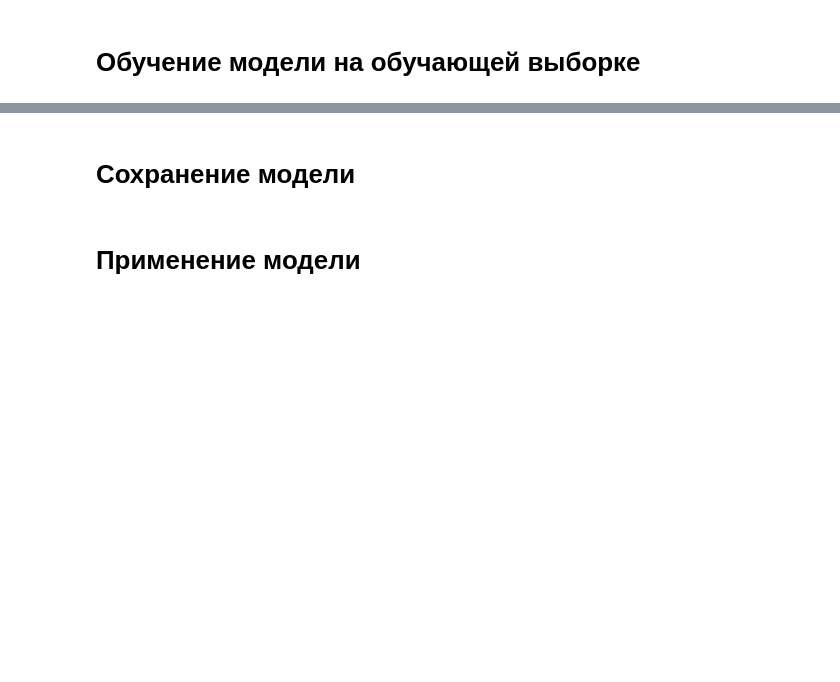
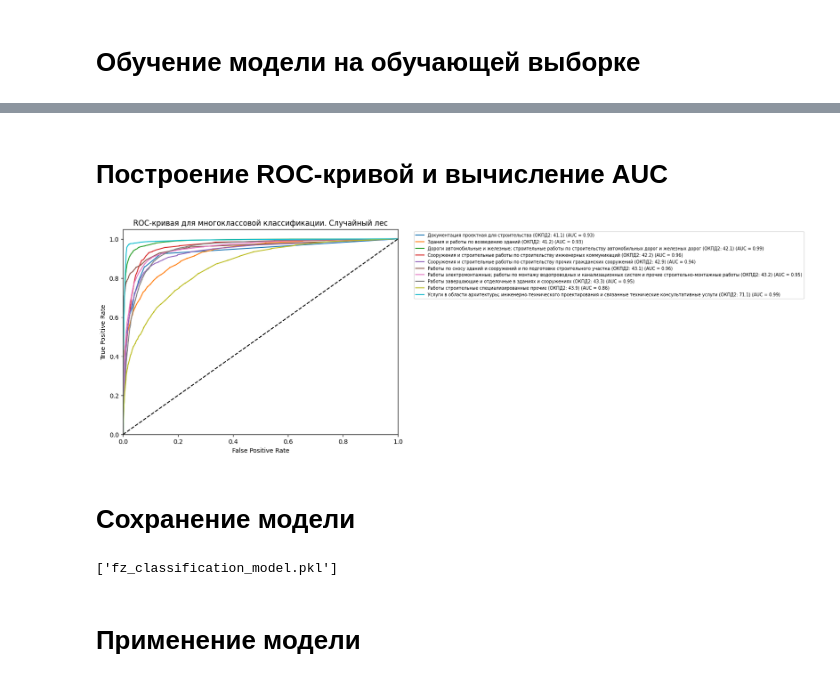
Before and after one commit to snmenshikh/vkr-baumana, a Jupyter notebook: gc_classification_msn.ipynb, the cells around one changed output, grey strips where cells are left out. Drawn from its saved outputs; the diff is of its cells as text; code cells hidden in the pictures; blank space fills up the shorter version.

```diff
--- a/gc_classification_msn.ipynb
+++ b/gc_classification_msn.ipynb
@@ -153,12 +183,12 @@ def convert_OKPD2_to_text_labels(code_OKPD2):
 # %%
-# Промаркируем датафрейм метками
-df_work['text_Lables'] = df_work['OKPD2'].apply(convert_OKPD2_to_text_labels)
+# Промаркируем датафрейм метками рубрик
+df_work['text_Labels'] = df_work['OKPD2'].apply(convert_OKPD2_to_text_labels)
 # %% [markdown]
 # Преобразование текстовых меток в бинарный формат
 # %%
-# Для многоклассовой классификации используем бинарное представление текстовых меток
+# Для многоклассовой классификации используем бинарное представление текстовых меток рубрик
 mlb_Labels = MultiLabelBinarizer()
-y = mlb_Labels.fit_transform(df_work['text_Lables'])
+y = mlb_Labels.fit_transform(df_work['text_Labels'])
 # %% [markdown]
 # Разделение данных на обучающую и тестовую выборки
 # %%
@@ -177,0 +202,15 @@ pipeline = Pipeline([
+# %%
+# Используем метод логистической регрессии. На выборке 100 тысяч записей модель обучается за 38 секунд. Метрики тестовой выборки: F1-score=0,68; AUC по всем классам - в диапазоне от 0,86 до 0,99.
+# model = MultiOutputClassifier(LogisticRegression(max_iter=1000))
+# Используем случайный лес. На выборке 100 тысяч записей модель обучается за 24 минуты. Метрики тестовой выборки: F1-score=0,71; AUC по всем классам - в диапазоне от 0,86 до 0,99.
+model = MultiOutputClassifier(RandomForestClassifier(n_estimators=100, random_state=42))
+# Используем градиентный бустинг. На выборке 100 тысяч записей модель обучается за __ минут. Метрики тестовой выборки: F1-score=0,__; AUC по всем классам - в диапазоне от 0,__ до 0,__.
+# model = MultiOutputClassifier(GradientBoostingClassifier(n_estimators=100, random_state=42))
+# Используем метод опорных векторов. На выборке 100 тысяч записей модель обучается за __ минут. Метрики тестовой выборки: F1-score=0,__; AUC по всем классам - в диапазоне от 0,__ до 0,__.
+# model = MultiOutputClassifier(SVC(probability=True, kernel='linear', random_state=42))
+# Используем k-ближайших соседей. На выборке 100 тысяч записей модель обучается за __ минут. Метрики тестовой выборки: F1-score=0,__; AUC по всем классам - в диапазоне от 0,__ до 0,__.
+# model = MultiOutputClassifier(KNeighborsClassifier(n_neighbors=5))
+# Используем XGBoost. На выборке 100 тысяч записей модель обучается за __ минут. Метрики тестовой выборки: F1-score=0,__; AUC по всем классам - в диапазоне от 0,__ до 0,__.
+# model = MultiOutputClassifier(XGBClassifier(n_estimators=100, random_state=42))
+# Используем нейронные сети. На выборке 100 тысяч записей модель обучается за __ минут. Метрики тестовой выборки: F1-score=0,__; AUC по всем классам - в диапазоне от 0,__ до 0,__.
+# model = MultiOutputClassifier(MLPClassifier(hidden_layer_sizes=(10), max_iter=1000, random_state=42))
@@ -187,6 +289,34 @@ print(classification_report(y_test, y_pred, target_names=mlb_Labels.classes_))
+# %% [markdown]
+# Построение ROC-кривой и вычисление AUC
+# %%
+y_test_bin = label_binarize(y_test, classes=range(len(mlb_Labels.classes_)))
+y_pred_prob = pipeline.predict_proba(X_test)
+
+# Отсортируем пары ОКПД2-Наименование рубрики по возрастанию кода
+OKPD2_labels_pairs = sorted([(Labels_to_OKPD2[mlb_Labels.classes_[i]], mlb_Labels.classes_[i]) for i in range(len(mlb_Labels.classes_))])
+
+plt.figure(figsize=(8, 6))
+for code, label in OKPD2_labels_pairs:
+  i = list(mlb_Labels.classes_).index(label)
+  fpr, tpr, _ = roc_curve(y_test_bin[:, i], y_pred_prob[i][:, 1])
+  roc_auc = auc(fpr, tpr)
+  plt.plot(fpr, tpr, label=f'{label} (ОКПД2: {code}) (AUC = {roc_auc:.2f})')
+
+plt.plot([0, 1], [0, 1], 'k--')
+plt.xlim([0.0, 1.0])
+plt.ylim([0.0, 1.05])
+plt.xlabel('False Positive Rate')
+plt.ylabel('True Positive Rate')
+plt.title('ROC-кривая для многоклассовой классификации. Случайный лес')
+plt.legend(bbox_to_anchor=(1.05, 1), loc='upper left', prop={'size': 7})
+plt.show()
+# %% [output]
+[figure, added]
 # %% [markdown]
 # Сохранение модели
 # %%
-joblib.dump(pipeline, 'fz_class_model.pkl')
+joblib.dump(pipeline, 'fz_classification_model.pkl')
+# %% [output]
+['fz_classification_model.pkl']
 # %% [markdown]
 # Применение модели
```
Also changed, not shown: parts of 31 cells of this notebook.
